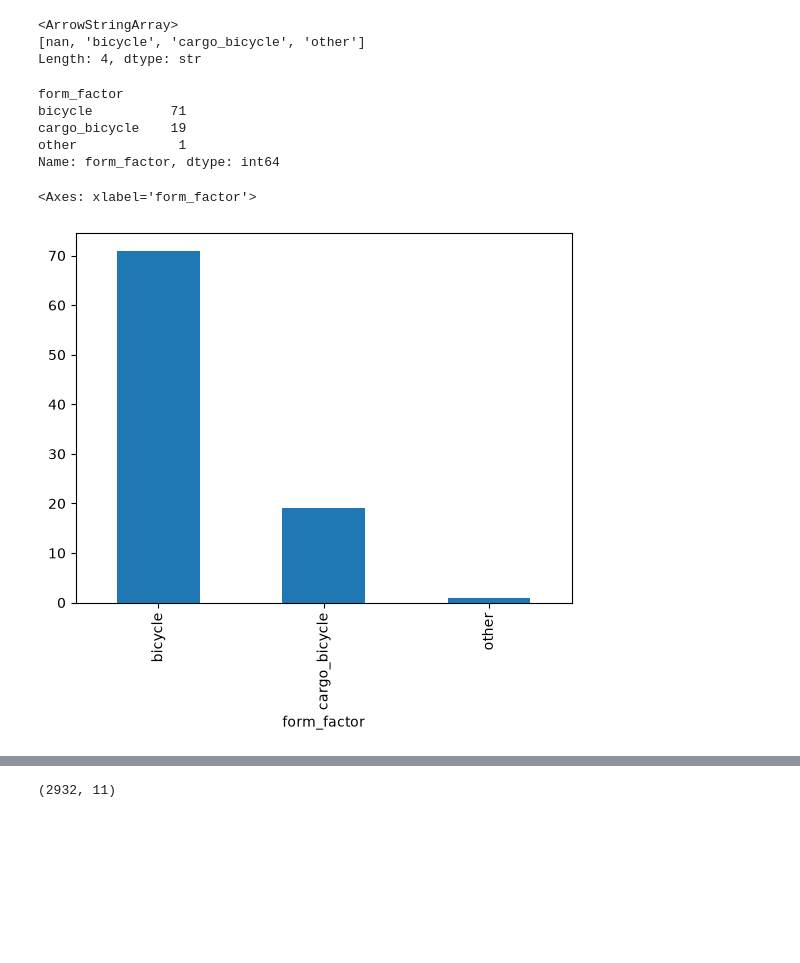
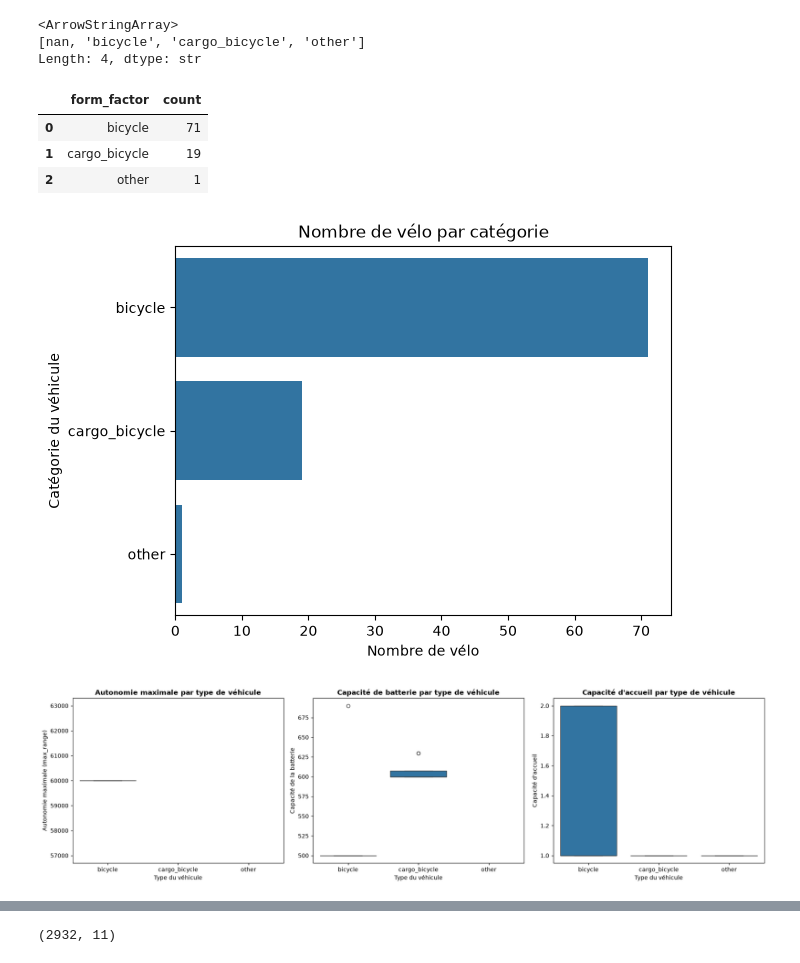
Before and after one commit to Memeel/ML_Challenge, a Jupyter notebook: notebook/challenge.ipynb, the cells around one changed output, grey strips where cells are left out. Cells and saved outputs as stored; diff of their text form; code cells hidden in the pictures; blank space fills up the shorter version.

```diff
--- a/notebook/challenge.ipynb
+++ b/notebook/challenge.ipynb
@@ -105,16 +167,49 @@ df_bike_types["form_factor"].unique()
 [nan, 'bicycle', 'cargo_bicycle', 'other']
 Length: 4, dtype: str
 # %%
-form = df_bike_types.groupby('form_factor')["form_factor"].count()
-form
+grouped_form = df_bike_types.groupby("form_factor").size().reset_index(name = "count")
+grouped_form
 # %% [output]
-form_factor
-bicycle          71
-cargo_bicycle    19
-other             1
-Name: form_factor, dtype: int64
+|  | form_factor | count |
+| 0 | bicycle | 71 |
+| 1 | cargo_bicycle | 19 |
+| 2 | other | 1 |
 # %%
-form.plot(kind="bar")
+grouped_form = grouped_form.sort_values(["count"], ascending=False)
+
+plt.figure()
+sns_barplot = sns.barplot(grouped_form, x="count", y="form_factor")
+sns_barplot.set(
+    title = "Nombre de vélo par catégorie",
+    xlabel = "Nombre de vélo",
+    ylabel = "Catégorie du véhicule"
+)
+plt.show()
 # %% [output]
-<Axes: xlabel='form_factor'>
-[figure, old version]
+[figure, new version]
+# %%
+# Par form_factor
+fig, axes = plt.subplots(1, 3, figsize=(18, 5))
+
+# Max_Range
+sns.boxplot(data=df_bike_types, x='form_factor', y='max_range', ax=axes[0])
+axes[0].set_title("Autonomie maximale par type de véhicule", fontsize=12, fontweight='bold')
+axes[0].set_xlabel("Type du véhicule", fontsize=10)
+axes[0].set_ylabel("Autonomie maximale (max_range)", fontsize=10)
+
+# Battery_Capacity
+sns.boxplot(data=df_bike_types, x='form_factor', y='battery_capacity', ax=axes[1])
+axes[1].set_title("Capacité de batterie par type de véhicule", fontsize=12, fontweight='bold')
+axes[1].set_xlabel("Type du véhicule", fontsize=10)
+axes[1].set_ylabel("Capacité de la batterie", fontsize=10)
+
+# Rider_Capacity
+sns.boxplot(data=df_bike_types, x='form_factor', y='rider_capacity', ax=axes[2])
+axes[2].set_title("Capacité d'accueil par type de véhicule", fontsize=12, fontweight='bold')
+axes[2].set_xlabel("Type du véhicule", fontsize=10)
+axes[2].set_ylabel("Capacité d'accueil", fontsize=10)
+
+plt.tight_layout()
+plt.show()
+# %% [output]
+[figure, added]
```
Also changed, not shown: parts of 24 cells of this notebook.
